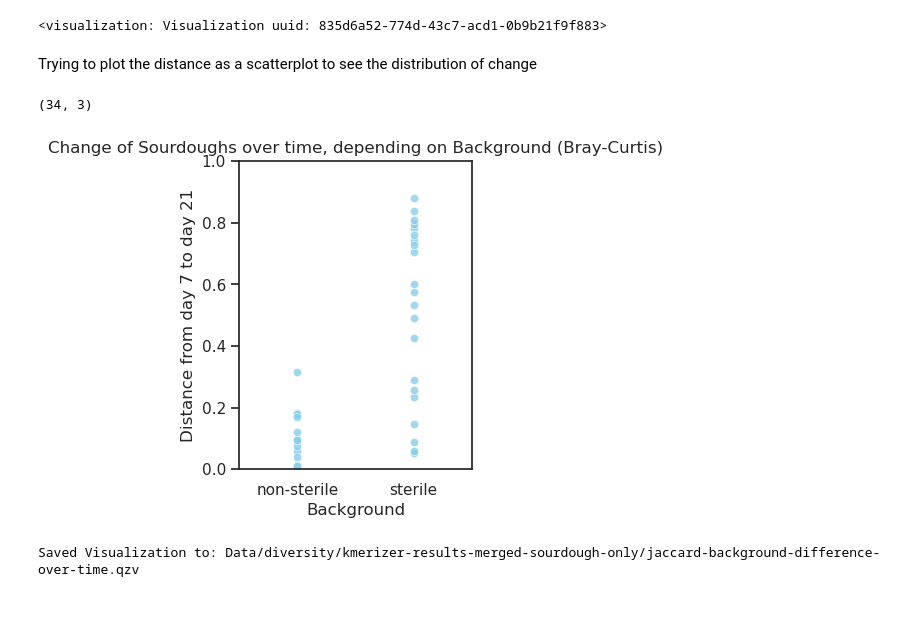
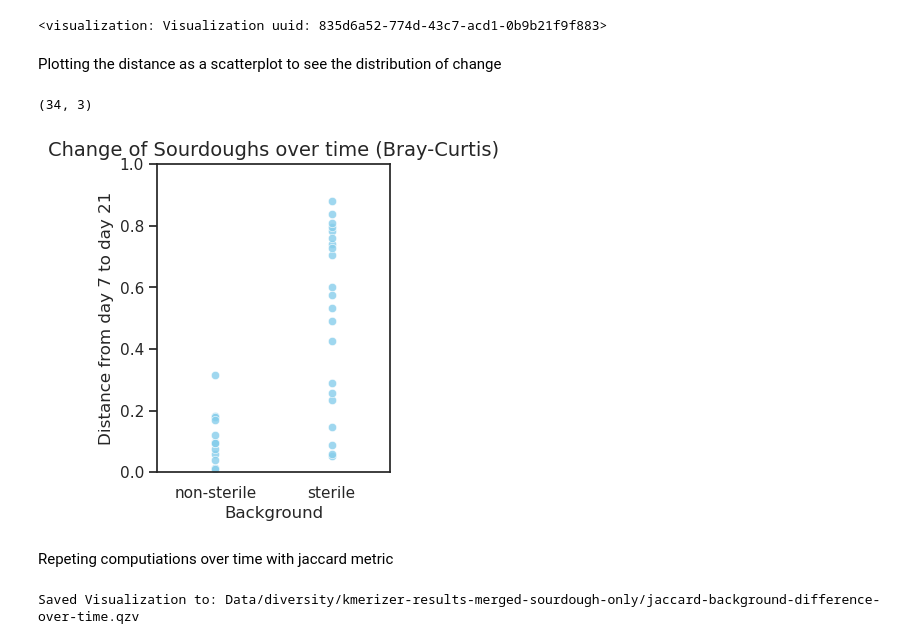
Before and after one commit to ninaaa-a/FermentYOU, a Jupyter notebook: Beta diversity.ipynb, the cells around one changed output. Drawn from its saved outputs; the diff is of its cells as text; code cells hidden in the pictures; blank space fills up the shorter version.

Commit message:
Final beta diversity

```diff
--- a/Beta diversity.ipynb
+++ b/Beta diversity.ipynb
@@ -533,7 +581,7 @@ Visualization.load(f"{Data_diversity}/kmerizer-results-merged-sourdough-only/bra
 # %% [output]
 <visualization: Visualization uuid: 835d6a52-774d-43c7-acd1-0b9b21f9f883>
 # %% [markdown]
-Trying to plot the distance as a scatterplot to see the distribution of change
+Plotting the distance as a scatterplot to see the distribution of change
 # %%
 effect_background_braycurtis = pd.read_csv(f'{Data_diversity}/kmerizer-results-merged-sourdough-only/pairs-effect-of-background-sourdough-bray-curtis.tsv', index_col=0, sep='\t')
 effect_background_braycurtis.shape
@@ -542,27 +590,31 @@ effect_background_braycurtis.shape
 # %%
 sns.set(rc={'figure.figsize':(3, 4)}, style='white')
 
 with sns.plotting_context("notebook", font_scale=1):
     # seaborn's scatter plot
     ax = sns.scatterplot(
         effect_background_braycurtis,
         x='Group',
         y='Distance',
         alpha=0.8,
         color='skyblue')
 
 
     # matplotlib's customization
     ax.set_xlabel('Background')
     ax.set_ylabel('Distance from day 7 to day 21')
     ax.set_ylim((0,1))
     ax.set_xlim(-0.5, 1.5)
 
 ax.tick_params(axis='y', which='major', left=True)
 
-ax.set_title('Change of Sourdoughs over time, depending on Background (Bray-Curtis)', fontsize=12);
+ax.set_title('Change of Sourdoughs over time (Bray-Curtis)', fontsize=14)
+
+plt.savefig(f'{Data_diversity}/kmerizer-results-merged-sourdough-only/Change_of_Sourdoughs_BrayCurtis.png', dpi=300, bbox_inches='tight')
 # %% [output]
-[figure, old version]
+[figure, new version]
+# %% [markdown]
+Repeting computiations over time with jaccard metric
 # %%
 !qiime longitudinal pairwise-distances \
     --i-distance-matrix $Data_diversity/kmerizer-results-merged-sourdough-only/jaccard_distance_matrix.qza \
```
Also changed, not shown: parts of 78 cells of this notebook.
